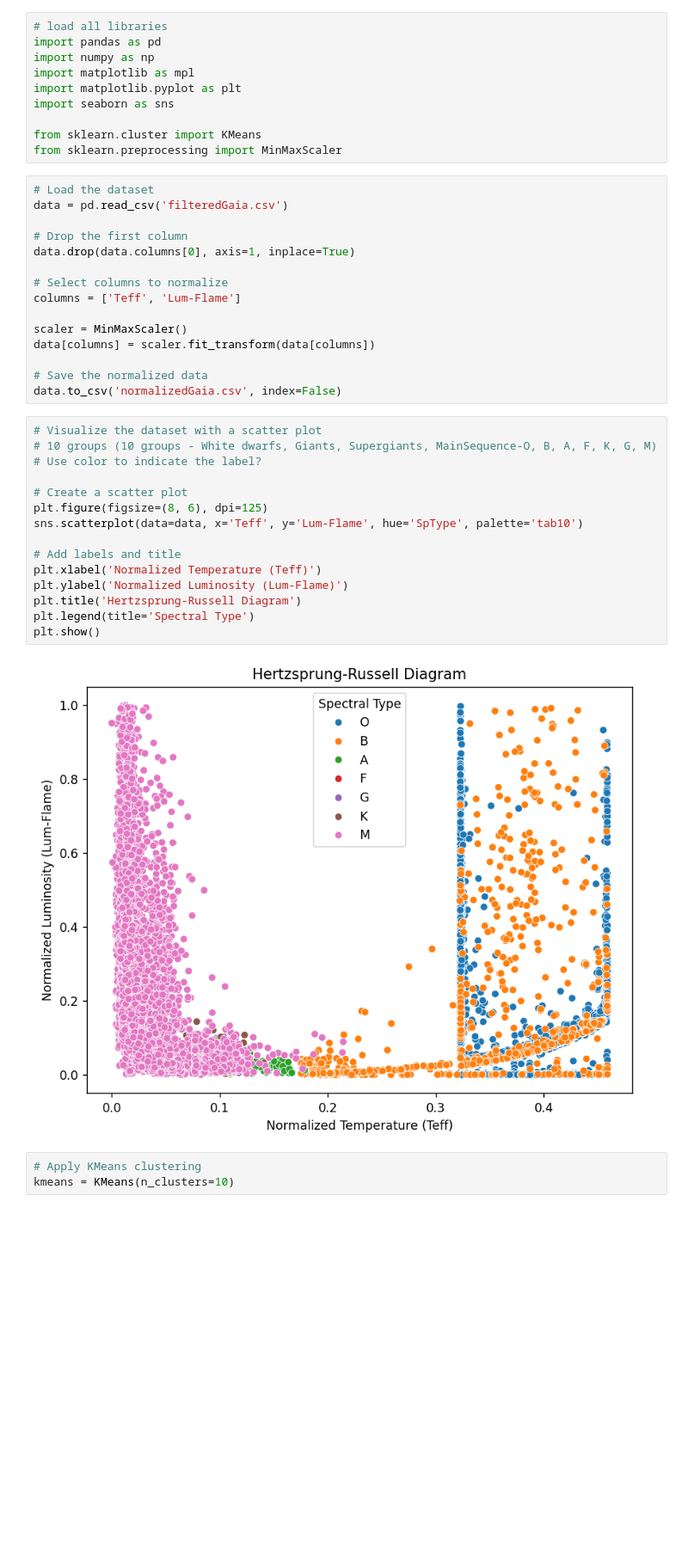
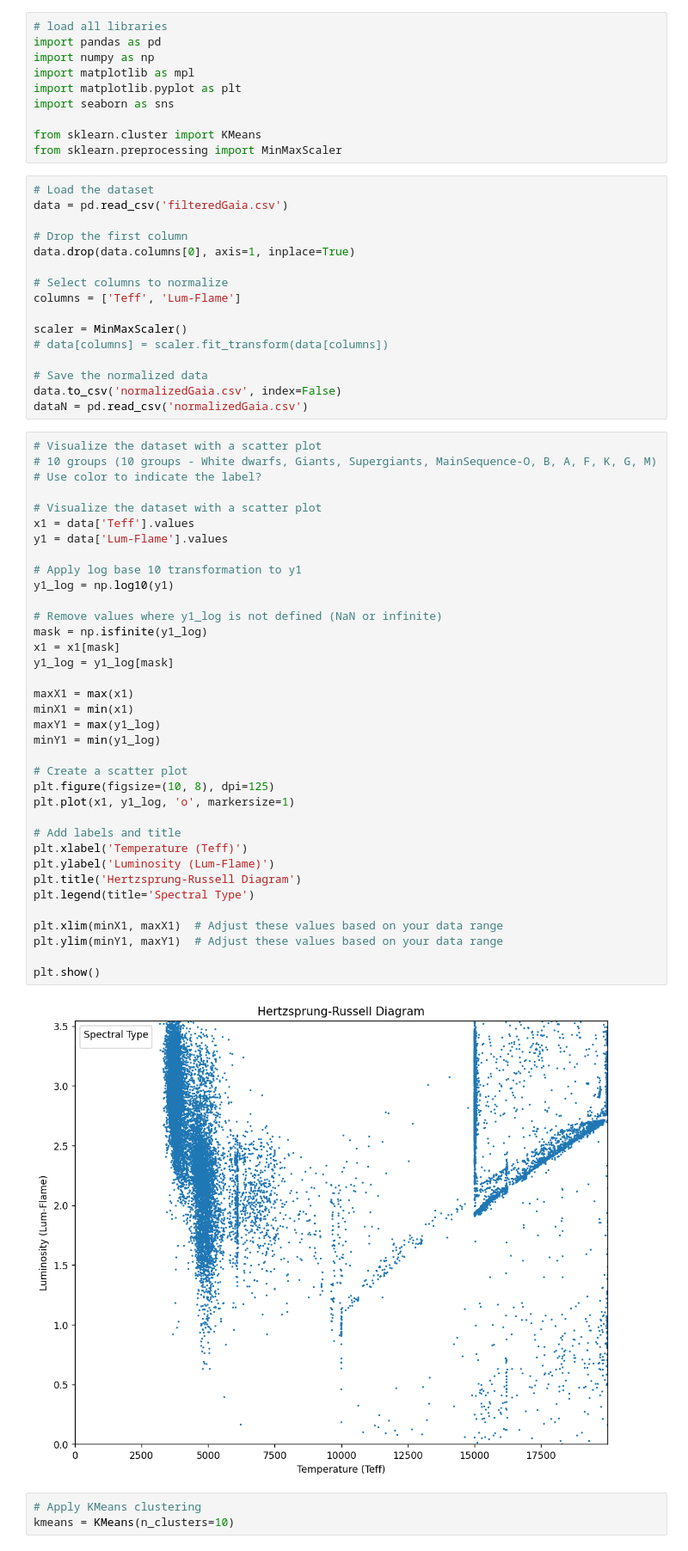
Before and after one commit to TheBigJig1/DSCI101_Clustering_Project, a Jupyter notebook: clustering.ipynb, the cells around one changed output. Shown at 86% size. Saved outputs shown, nothing was run; the diff lists cells and outputs as text; blank space fills up the shorter version.

Commit message:
pre filtered gaia two

```diff
--- a/clustering.ipynb
+++ b/clustering.ipynb
@@ -21,27 +21,49 @@ data.drop(data.columns[0], axis=1, inplace=True)
 columns = ['Teff', 'Lum-Flame']
 
 scaler = MinMaxScaler()
-data[columns] = scaler.fit_transform(data[columns])
+# data[columns] = scaler.fit_transform(data[columns])
 
 # Save the normalized data
 data.to_csv('normalizedGaia.csv', index=False)
+dataN = pd.read_csv('normalizedGaia.csv')
 # %%
 # Visualize the dataset with a scatter plot
 # 10 groups (10 groups - White dwarfs, Giants, Supergiants, MainSequence-O, B, A, F, K, G, M)
 # Use color to indicate the label?
 
+# Visualize the dataset with a scatter plot
+x1 = data['Teff'].values
+y1 = data['Lum-Flame'].values
+
+# Apply log base 10 transformation to y1
+y1_log = np.log10(y1)
+
+# Remove values where y1_log is not defined (NaN or infinite)
+mask = np.isfinite(y1_log)
+x1 = x1[mask]
+y1_log = y1_log[mask]
+
+maxX1 = max(x1)
+minX1 = min(x1)
+maxY1 = max(y1_log)
+minY1 = min(y1_log)
+
 # Create a scatter plot
-plt.figure(figsize=(8, 6), dpi=125)
-sns.scatterplot(data=data, x='Teff', y='Lum-Flame', hue='SpType', palette='tab10')
+plt.figure(figsize=(10, 8), dpi=125)
+plt.plot(x1, y1_log, 'o', markersize=1)
 
 # Add labels and title
-plt.xlabel('Normalized Temperature (Teff)')
-plt.ylabel('Normalized Luminosity (Lum-Flame)')
+plt.xlabel('Temperature (Teff)')
+plt.ylabel('Luminosity (Lum-Flame)')
 plt.title('Hertzsprung-Russell Diagram')
 plt.legend(title='Spectral Type')
+
+plt.xlim(minX1, maxX1)  # Adjust these values based on your data range
+plt.ylim(minY1, maxY1)  # Adjust these values based on your data range
+
 plt.show()
 # %% [output]
-[figure, old version]
+[figure, new version]
 # %%
 # Apply KMeans clustering
 kmeans = KMeans(n_clusters=10)
```
Also changed, not shown: 2 other files.
